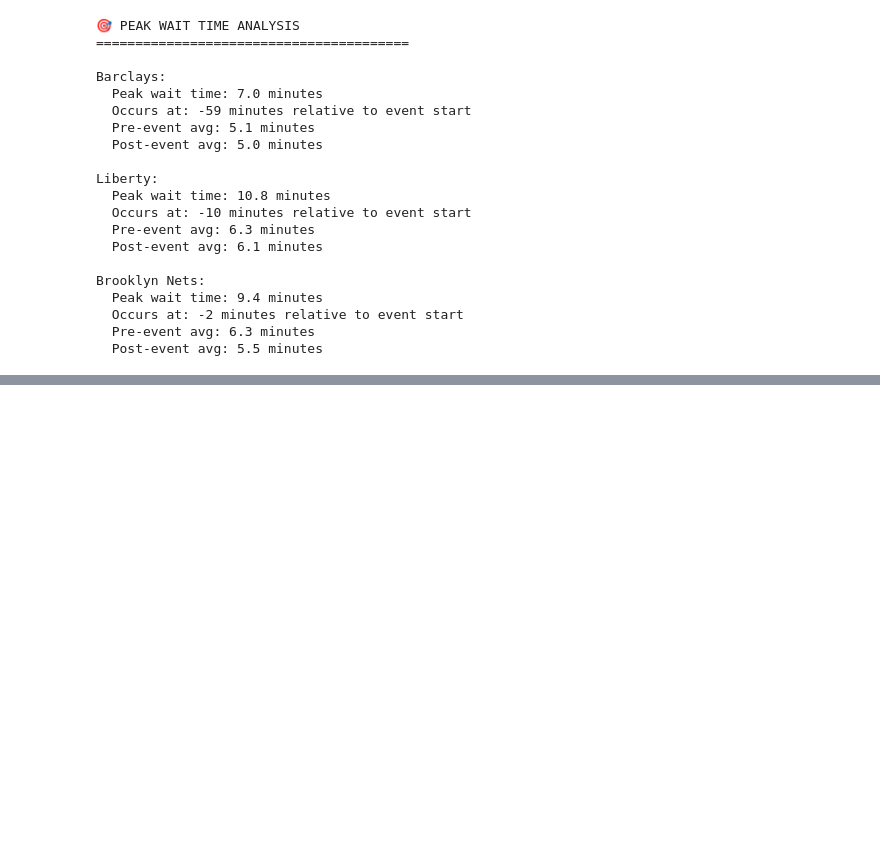
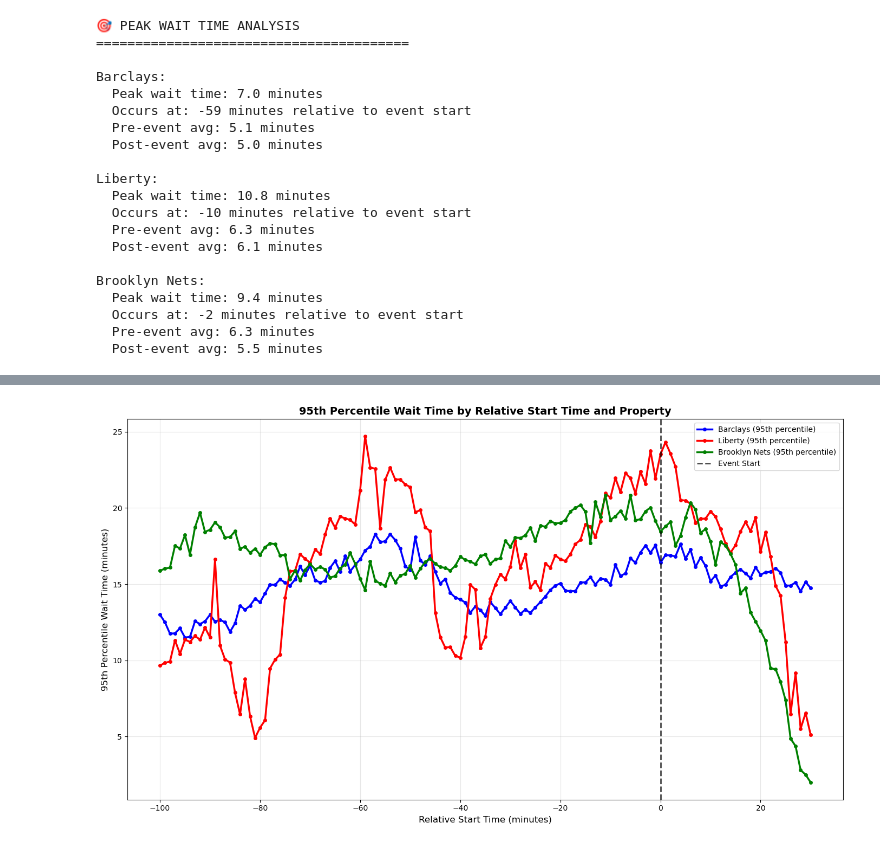
Before and after one commit to bsespark/wait_time_model, a Jupyter notebook: per property.ipynb, the cells around one changed output, grey strips where cells are left out. Drawn from its saved outputs; the diff is of its cells as text; code cells hidden in the pictures; blank space fills up the shorter version.

```diff
--- a/per property.ipynb
+++ b/per property.ipynb
@@ -496,3 +477,88 @@ numberinline: 418
 relative start (minutes): 131
 wait time (minutes): 614
 time category: 6
+# %%
+# 95th Percentile Wait Time Analysis by Property
+plt.figure(figsize=(14, 8))
+
+colors = {'Barclays': 'blue', 'Liberty': 'red', 'Brooklyn Nets': 'green'}
+
+for df_prop, label in [(df_barclays, 'Barclays'), (df_liberty, 'Liberty'), (df_nets, 'Brooklyn Nets')]:
+    if len(df_prop) > 0:
+        # Group by relative start time and calculate 95th percentile
+        percentile_by_minute = df_prop.groupby('relative start (minutes)')['wait time (minutes)'].agg([
+            'count', lambda x: x.quantile(0.95)
+        ]).reset_index()
+
+        # Rename the lambda column for clarity
+        percentile_by_minute.columns = ['relative start (minutes)', 'count', '95th_percentile']
+
+        # Filter out minutes with very few observations (less than 5 for reliable percentiles)
+        percentile_by_minute = percentile_by_minute[percentile_by_minute['count'] >= 5]
+
+        if len(percentile_by_minute) > 0:
+            x = percentile_by_minute['relative start (minutes)']
+            y = percentile_by_minute['95th_percentile']
+
+            # Plot line
+            color = colors[label]
+            plt.plot(x, y, label=f'{label} (95th percentile)', color=color, linewidth=2.5, marker='o', markersize=4)
+
+plt.axvline(0, color='black', linestyle='--', alpha=0.7, linewidth=2, label='Event Start')
+plt.xlabel('Relative Start Time (minutes)', fontsize=12)
+plt.ylabel('95th Percentile Wait Time (minutes)', fontsize=12)
+plt.title('95th Percentile Wait Time by Relative Start Time and Property', fontsize=14, fontweight='bold')
+plt.legend()
+plt.grid(True, alpha=0.3)
+plt.tight_layout()
+plt.show()
+
+# Print 95th percentile analysis
+print("\n📈 95TH PERCENTILE WAIT TIME ANALYSIS")
+print("=" * 45)
+
+for df_prop, label in [(df_barclays, 'Barclays'), (df_liberty, 'Liberty'), (df_nets, 'Brooklyn Nets')]:
+    if len(df_prop) > 0:
+        # Calculate 95th percentile by time periods
+        overall_95th = df_prop['wait time (minutes)'].quantile(0.95)
+
+        # Pre-event period (-60 to -1 minutes)
+        pre_event_data = df_prop[df_prop['relative start (minutes)'] < 0]
+        pre_event_95th = pre_event_data['wait time (minutes)'].quantile(0.95) if len(pre_event_data) > 0 else np.nan
+
+        # Event start period (-5 to +5 minutes)
+        event_start_data = df_prop[abs(df_prop['relative start (minutes)']) <= 5]
+        event_start_95th = event_start_data['wait time (minutes)'].quantile(0.95) if len(event_start_data) > 0 else np.nan
+
+        # Post-event period (1 to 30 minutes)
+        post_event_data = df_prop[df_prop['relative start (minutes)'] > 0]
+        post_event_95th = post_event_data['wait time (minutes)'].quantile(0.95) if len(post_event_data) > 0 else np.nan
+
+        # Find peak 95th percentile time
+        percentile_by_minute = df_prop.groupby('relative start (minutes)')['wait time (minutes)'].quantile(0.95)
+        valid_minutes = df_prop.groupby('relative start (minutes)')['wait time (minutes)'].count()
+        valid_percentiles = percentile_by_minute[valid_minutes >= 5]
+
+        if len(valid_percentiles) > 0:
+            peak_95th_time = valid_percentiles.idxmax()
+            peak_95th_value = valid_percentiles.max()
+        else:
+            peak_95th_time = np.nan
+            peak_95th_value = np.nan
+
+        print(f"\n{label.upper()}:")
+        print(f"  Overall 95th percentile: {overall_95th:.1f} minutes")
+        if not np.isnan(peak_95th_value):
+            print(f"  Peak 95th percentile: {peak_95th_value:.1f} minutes at {peak_95th_time:.0f} min relative start")
+        if not np.isnan(pre_event_95th):
+            print(f"  Pre-event 95th percentile: {pre_event_95th:.1f} minutes")
+        if not np.isnan(event_start_95th):
+            print(f"  Event start 95th percentile: {event_start_95th:.1f} minutes")
+        if not np.isnan(post_event_95th):
+            print(f"  Post-event 95th percentile: {post_event_95th:.1f} minutes")
+
+        # Show worst-case scenarios count
+        extreme_waits = df_prop[df_prop['wait time (minutes)'] >= overall_95th]
+        print(f"  Observations at/above 95th percentile: {len(extreme_waits)} ({len(extreme_waits)/len(df_prop)*100:.1f}%)")
+# %% [output]
+[figure, added]
```
Also changed, not shown: parts of 8 cells of this notebook, 24 other files.
